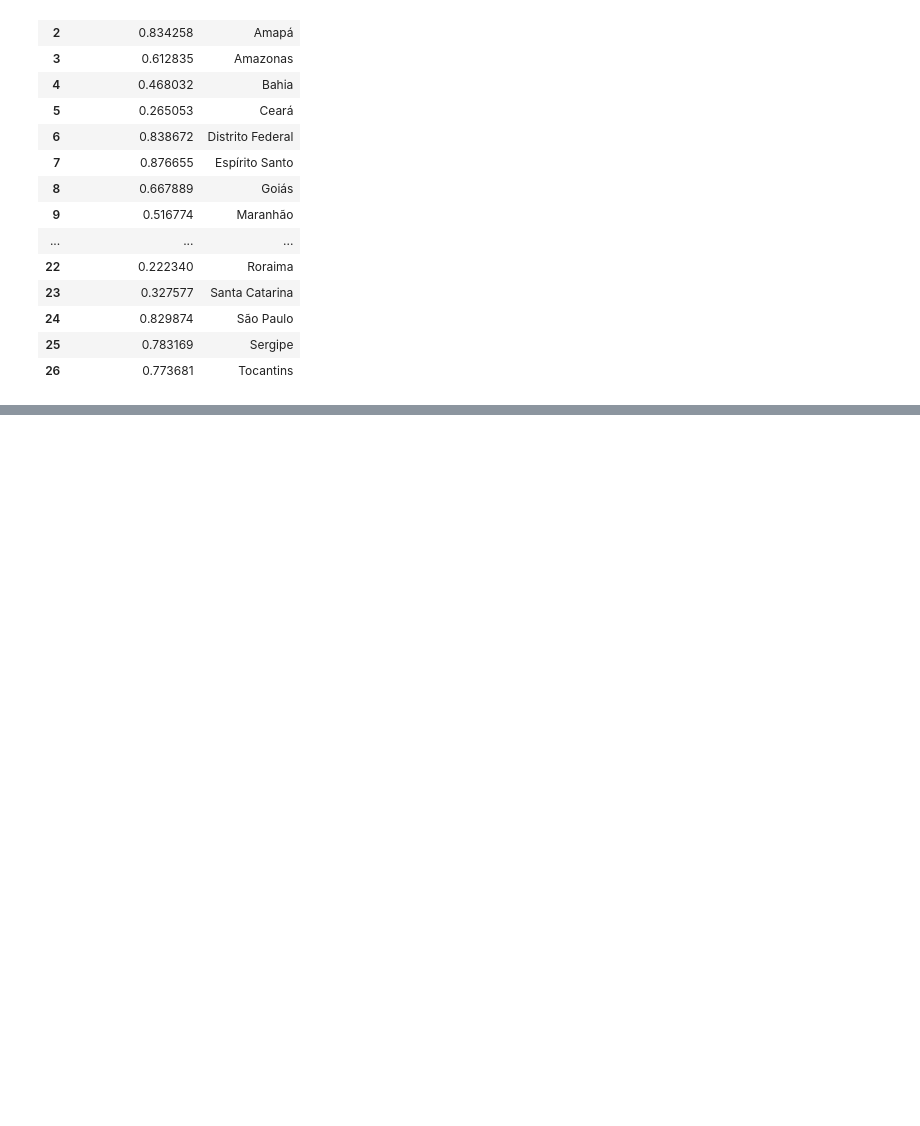
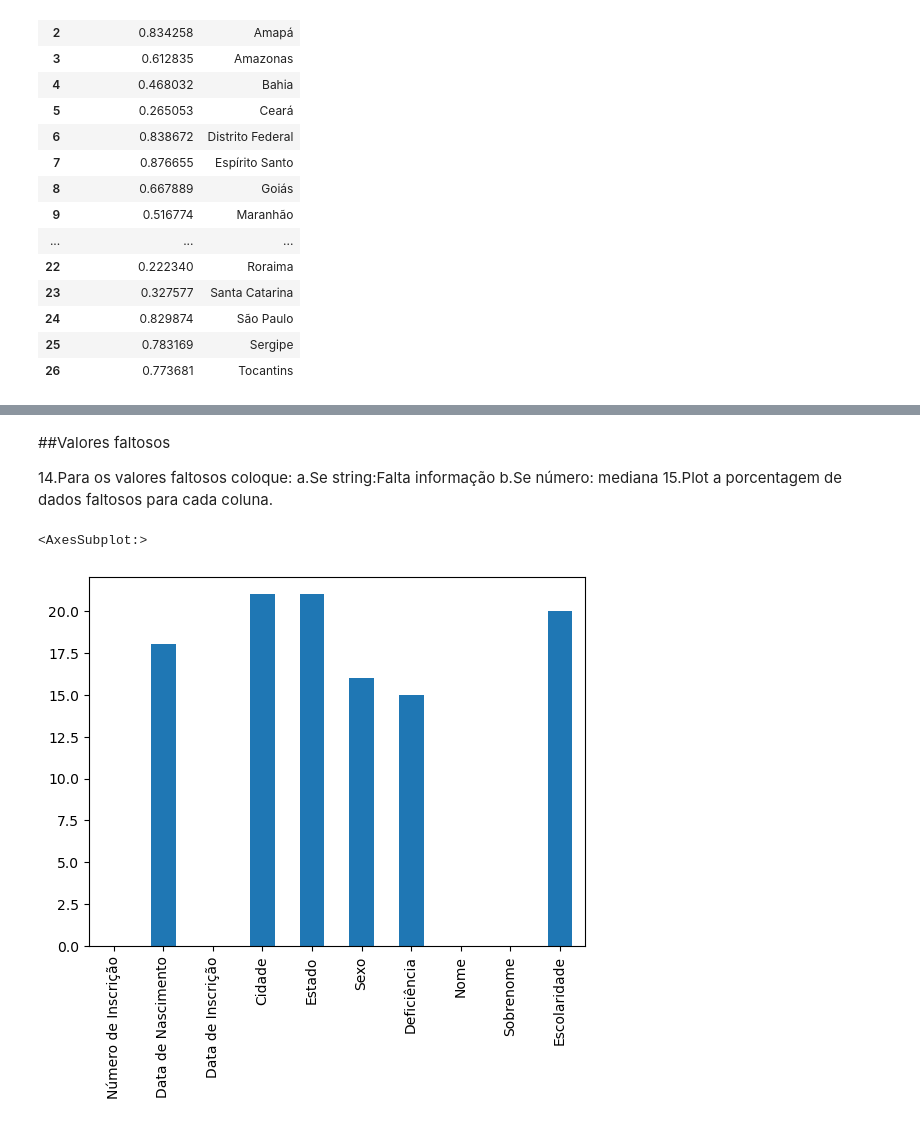
Before and after one commit to AlineSouzaSantos/Pyhton_Dados, a Jupyter notebook: Pandas/PraticaPandas.ipynb, the cells around one changed output, grey strips where cells are left out. Cells and saved outputs as stored; diff of their text form; code cells hidden in the pictures; blank space fills up the shorter version.

```diff
--- a/Pandas/PraticaPandas.ipynb
+++ b/Pandas/PraticaPandas.ipynb
@@ -101,0 +139,3 @@ df_estado_habitantes
+# %%
+df_concurso = pd.read_csv('dados_concurso.csv')
+df_concurso.head()
@@ -101,0 +183,4 @@ df_estado_habitantes
+# %%
+#11 OBS dados não estão tratatos
+df_concurso['Data de Nascimento'] = pd.to_datetime(df_concurso['Data de Nascimento'])
+df_concurso[df_concurso['Data de Nascimento']<"1995-01-01"]['Número de Inscrição'].count()
@@ -101,0 +201,8 @@ df_estado_habitantes
+# %%
+#12 - OBS dados não estão tratatos
+from datetime import datetime
+df_concurso['Data de Nascimento'] = pd.to_datetime(df_concurso['Data de Nascimento'])
+ano_atual = datetime.today().year
+df_concurso['Idade'] = ano_atual - df_concurso['Data de Nascimento'].dt.year
+df_inscritos = df_concurso[['Número de Inscrição','Nome','Idade']]
+df_inscritos
@@ -101,0 +223,4 @@ df_estado_habitantes
+# %%
+#13 Quais foram os primeiros 10 inscritos?
+df_10primeiras = df_concurso.set_index('Data de Inscrição').sort_index()[:10]
+df_10primeiras
@@ -101,0 +255,7 @@ df_estado_habitantes
+# %% [markdown]
+##Valores faltosos
+
+14.Para os valores faltosos coloque:
+a.Se string:Falta informação
+b.Se número: mediana
+15.Plot a porcentagem de dados faltosos para cada coluna.
@@ -101,0 +268,6 @@ df_estado_habitantes
+# %%
+#15
+df_concurso.isna().sum().plot(kind='bar')
+# %% [output]
+<AxesSubplot:>
+[figure, added]
```
Also changed, not shown: parts of 14 cells of this notebook.
